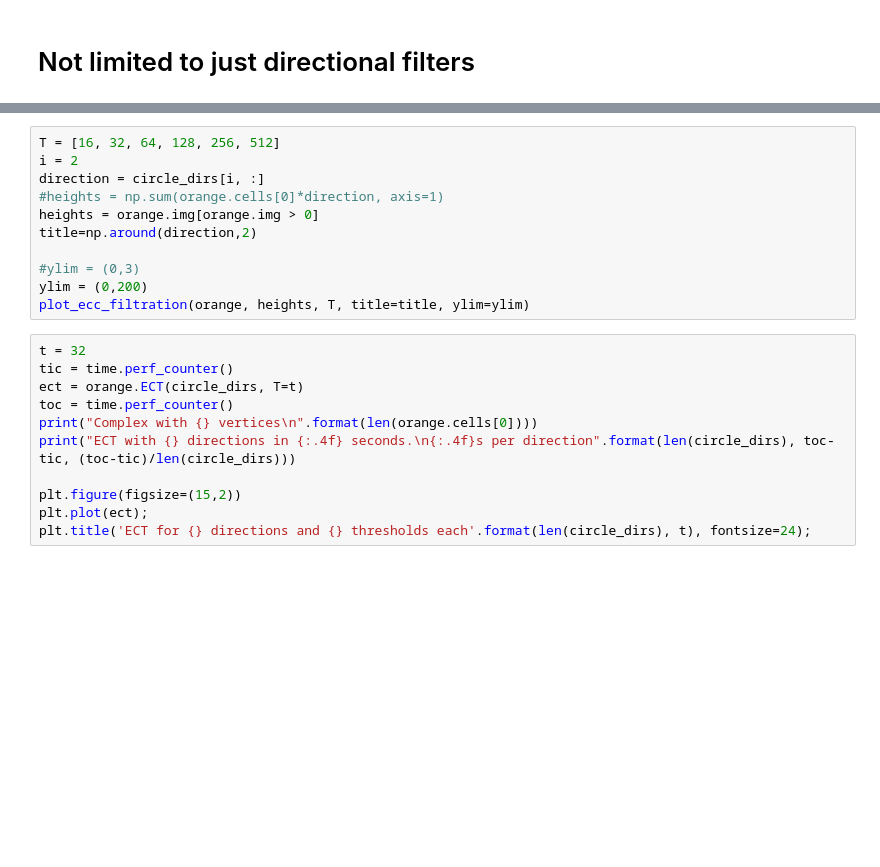
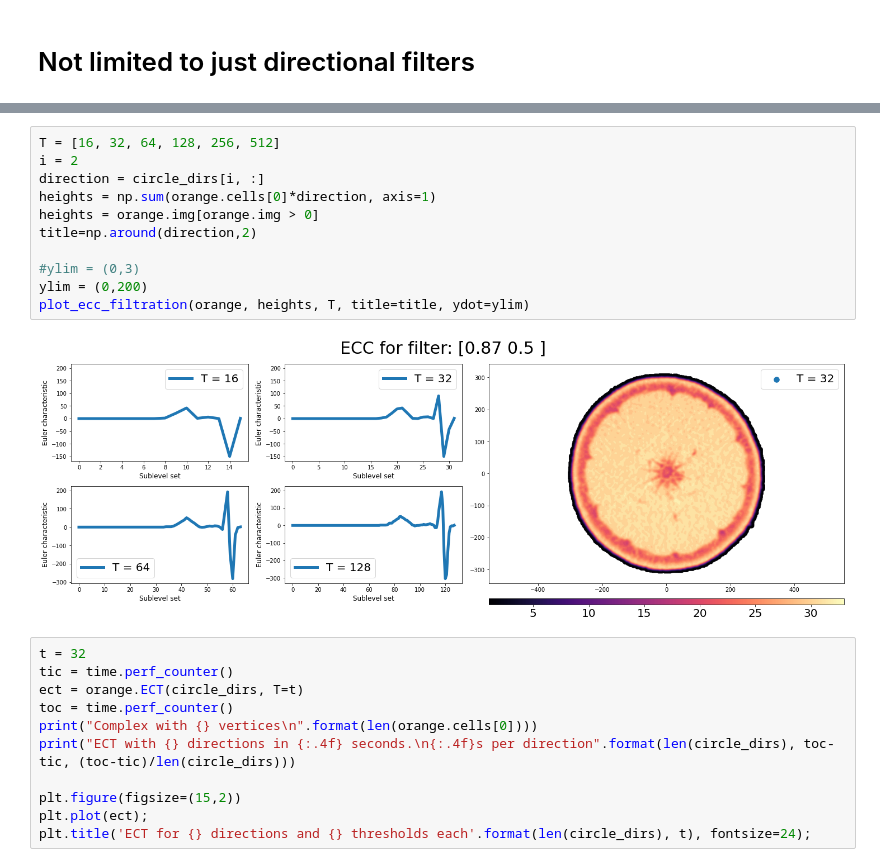
Before and after one commit to amezqui3/demeter, a Jupyter notebook: tutorial/nappn2022_shape_of_things_to_come.ipynb, the cells around one changed output, grey strips where cells are left out. Drawn from its saved outputs; the diff is of its cells as text; blank space fills up the shorter version.

```diff
--- a/tutorial/nappn2022_shape_of_things_to_come.ipynb
+++ b/tutorial/nappn2022_shape_of_things_to_come.ipynb
@@ -796,14 +841,16 @@ orange.summary();
 # %%
 T = [16, 32, 64, 128, 256, 512]
 i = 2
 direction = circle_dirs[i, :]
-#heights = np.sum(orange.cells[0]*direction, axis=1)
+heights = np.sum(orange.cells[0]*direction, axis=1)
 heights = orange.img[orange.img > 0]
 title=np.around(direction,2)
 
 #ylim = (0,3)
 ylim = (0,200)
-plot_ecc_filtration(orange, heights, T, title=title, ylim=ylim)
+plot_ecc_filtration(orange, heights, T, title=title, ydot=ylim)
+# %% [output]
+[figure, added]
 # %%
 t = 32
 tic = time.perf_counter()
```
Also changed, not shown: parts of 18 cells of this notebook, 1 other file.
